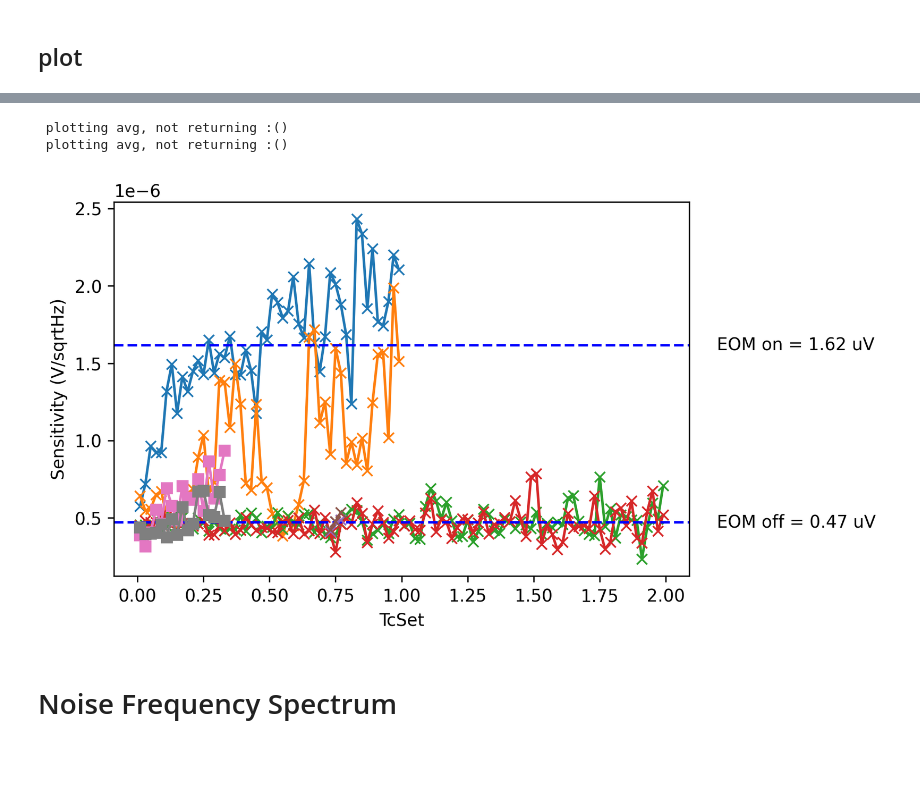
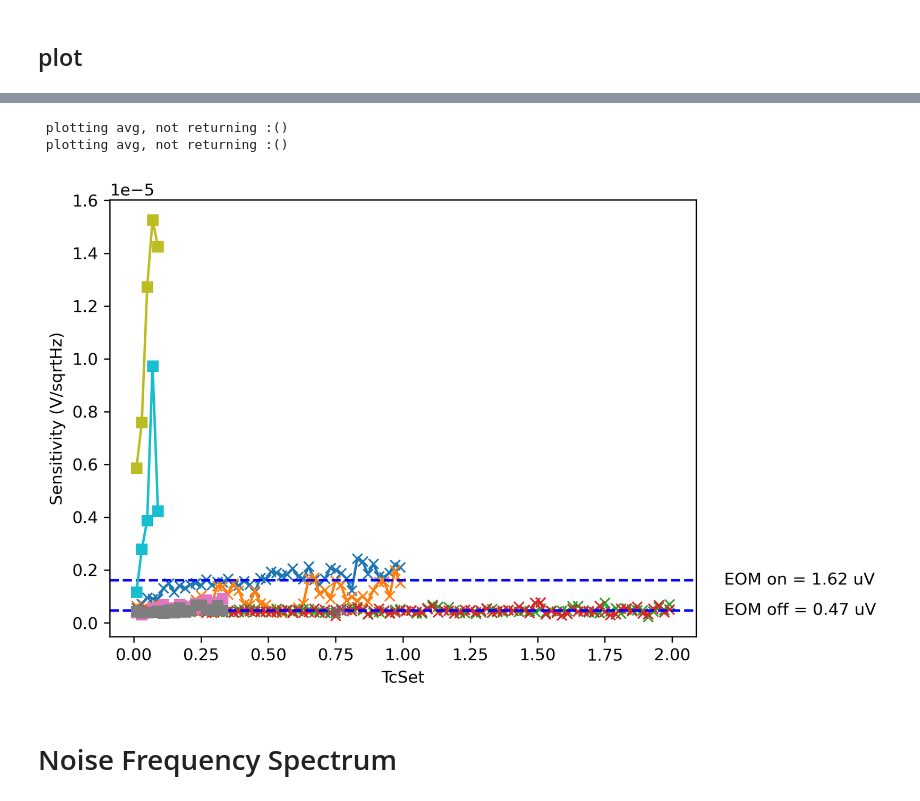
Before and after one commit to OrionSmedley/SagnacOperatingSys, a Jupyter notebook: MetaAnalysis/NoiseCapture/RecordNoise.ipynb, the cells around one changed output, grey strips where cells are left out. Drawn from its saved outputs; the diff is of its cells as text; code cells hidden in the pictures; blank space fills up the shorter version.

```diff
--- a/MetaAnalysis/NoiseCapture/RecordNoise.ipynb
+++ b/MetaAnalysis/NoiseCapture/RecordNoise.ipynb
@@ -133,6 +122,9 @@ df37 = pd.read_csv('./PtCoNoise/PtCo_postBFO.csv');
 
 #2024/06/24
 df40 = pd.read_csv('./PtCoNoise/PtPad.csv');
+
+
+df50 = pd.read_csv('./uscSetup/PtCoOOPc5r8.csv')
 # %%
 # sanity chec
 df2.plot(x='TcSet', y='numMeas', logx=True, logy=True, style='o')
@@ -368,35 +360,37 @@ df3.plot(x='TcSet', y=['xSensitivity', 'ySensitivity'], marker='x', ax=ax) #no E
 #                             'ySensitivity'
 #                              ], marker='x', ax=ax) #PtCo bright noise, tc 0.25, post BFO
 # plotAvg(df37,"PtCo postBFO bright noise x","xSensitivity",color='b')
 # plotAvg(df37,"PtCo postBFO bright noise y","ySensitivity",color='b')
 
 
 
 
 
 df40.plot(x='TcSet', y=['xSensitivity',
                             'ySensitivity'
                              ], marker='s', ax=ax) #Pt only on the ptco device
 
 
-
+df50.plot(x='TcSet', y=['xSensitivity',
+                            'ySensitivity'
+                             ], marker='s', ax=ax) #Pt only on the ptco device
 
 
 # # put y on a log scale
 # ax.set_yscale('log')
 ax.set_ylabel('Sensitivity (V/sqrtHz)')
 
 
 
 
 ax.get_legend().remove()
 
 #save the figure
 plt.savefig('./PtCoNoise/PtCo_0Field_tc0.25_2.jpg')
 # %% [output]
  plotting avg, not returning :()
  plotting avg, not returning :()
-[figure, old version]
+[figure, new version]
 # %% [markdown]
 # Noise Frequency Spectrum
 # %%
```
Also changed, not shown: parts of 5 cells of this notebook, 27 other files.
